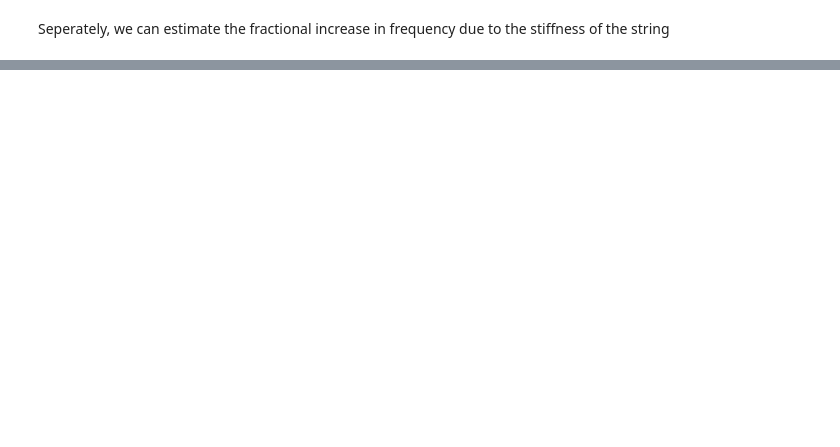
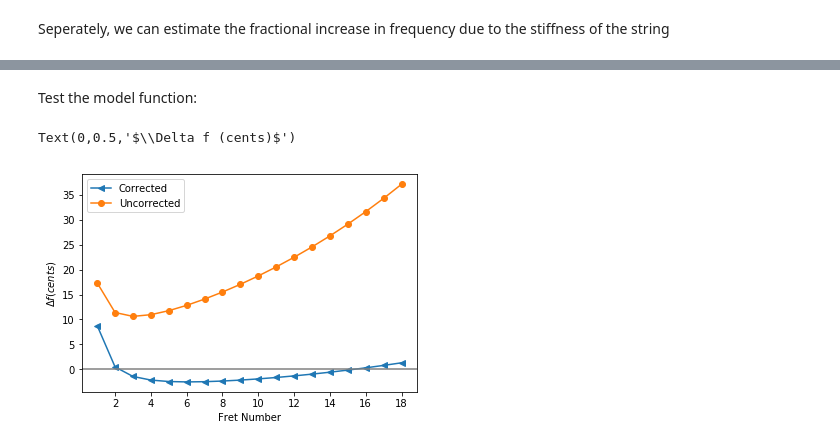
Before and after one commit to crpurcell/Fretboard_Compensation, a Jupyter notebook: Calculating_Fret_Layout_V2.ipynb, the cells around one changed output, grey strips where cells are left out. Saved outputs shown, nothing was run; the diff lists cells and outputs as text; code cells hidden in the pictures; blank space fills up the shorter version.

```diff
--- a/Calculating_Fret_Layout_V2.ipynb
+++ b/Calculating_Fret_Layout_V2.ipynb
@@ -401,0 +450,40 @@ Text(0,0.5,'$\\Delta f (cents)$')
+# %% [markdown]
+Test the model function:
+# %%
+# Geometric parameters of a ukulele
+nFrets =               18
+scaleLength_m =     367.0 / 1000
+actionNut_m  =        1.5 / 1000
+actionFret12_m =      3.5 / 1000
+fingerWidth_m =       5.0 / 1000
+
+# String specific parameters
+freqOpen_Hz =       440.0
+massPerLength_kgm =  1e-4
+stringDiameter_m =    0.5 / 1000
+elasticity_Pa =       4e9
+nutOffset_m =        -2.0 / 1000
+saddleOffset_m =      3.0 / 1000
+
+# Calculate the intonation
+deltaFreq_cent = model(scaleLength_m, nFrets, actionNut_m, actionFret12_m,
+                       fingerWidth_m, freqOpen_Hz, massPerLength_kgm,
+                       stringDiameter_m, elasticity_Pa, nutOffset_m, saddleOffset_m)
+
+# Calculate the uncorrected intonation
+deltaFreqNoOff_cent = model(scaleLength_m, nFrets, actionNut_m, actionFret12_m,
+                       fingerWidth_m, freqOpen_Hz, massPerLength_kgm,
+                       stringDiameter_m, elasticity_Pa, nutOffset_m=0, saddleOffset_m=0)
+
+# Plot the frequency difference cents
+ax = plt.subplot(1, 1, 1)
+ax.plot(fretNumArr[1:], deltaFreq_cent[1:], marker="<", label="Corrected")
+ax.plot(fretNumArr[1:], deltaFreqNoOff_cent[1:], marker="o", label="Uncorrected")
+ax.xaxis.set_major_locator(MaxNLocator(integer=True))
+ax.axhline(color="grey")
+leg = ax.legend()
+ax.set_xlabel("Fret Number")
+ax.set_ylabel("$\Delta f (cents)$")
+# %% [output]
+Text(0,0.5,'$\\Delta f (cents)$')
+[figure, added]
```
Also changed, not shown: parts of 19 cells of this notebook.
